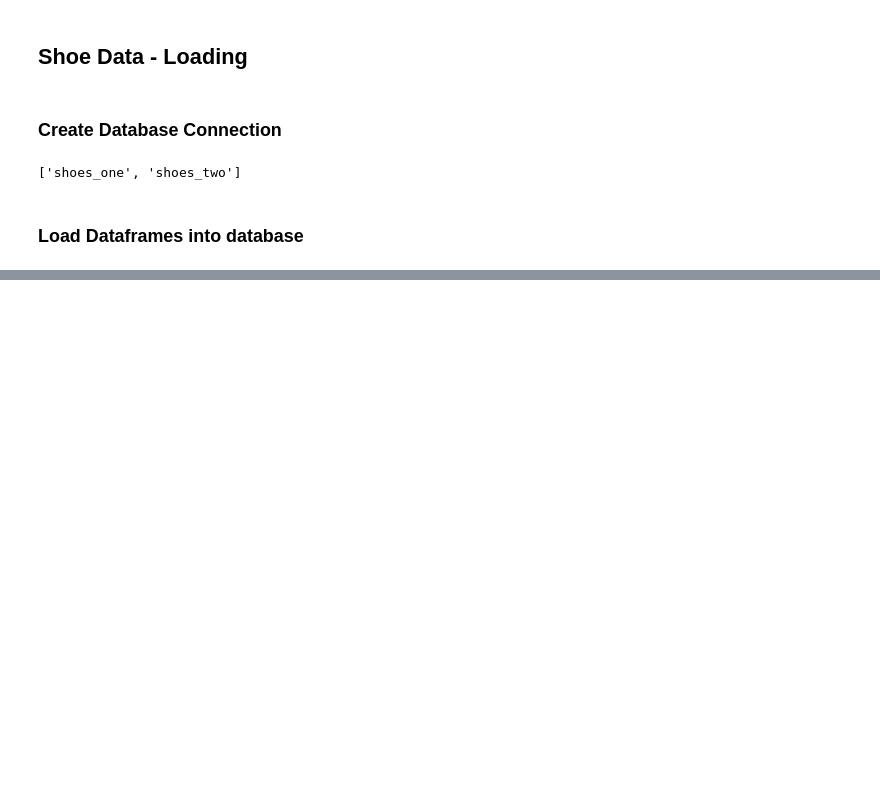
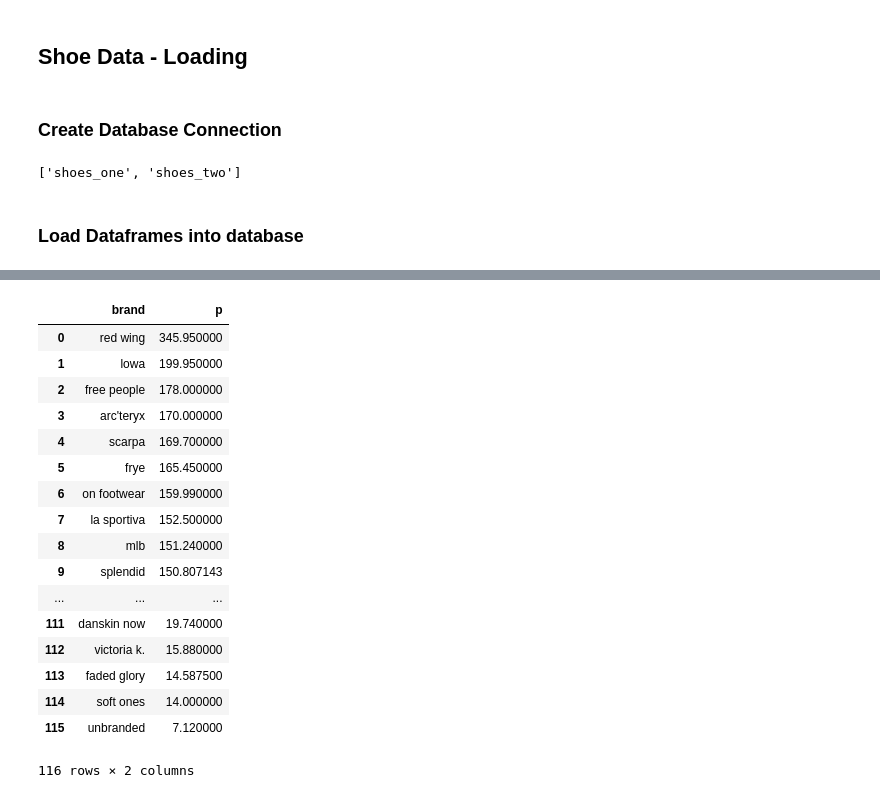
Before and after one commit to jazminhicks/ETL, a Jupyter notebook: shoes_etl.ipynb, the cells around one changed output, grey strips where cells are left out. Cells and saved outputs as stored; diff of their text form; code cells hidden in the pictures; blank space fills up the shorter version.

```diff
--- a/shoes_etl.ipynb
+++ b/shoes_etl.ipynb
@@ -225,0 +280,21 @@ shoes_two_renamed.to_sql(name = "shoes_two", con=engine, if_exists = 'append', i
+# %%
+pd.read_sql(join_query, connection)
+# %% [output]
+|  | brand | p |
+| 0 | red wing | 345.950000 |
+| 1 | lowa | 199.950000 |
+| 2 | free people | 178.000000 |
+| 3 | arc'teryx | 170.000000 |
+| 4 | scarpa | 169.700000 |
+| 5 | frye | 165.450000 |
+| 6 | on footwear | 159.990000 |
+| 7 | la sportiva | 152.500000 |
+| 8 | mlb | 151.240000 |
+| 9 | splendid | 150.807143 |
+| ... | ... | ... |
+| 111 | danskin now | 19.740000 |
+| 112 | victoria k. | 15.880000 |
+| 113 | faded glory | 14.587500 |
+| 114 | soft ones | 14.000000 |
+| 115 | unbranded | 7.120000 |
+116 rows × 2 columns
```
Also changed, not shown: parts of 4 cells of this notebook.
